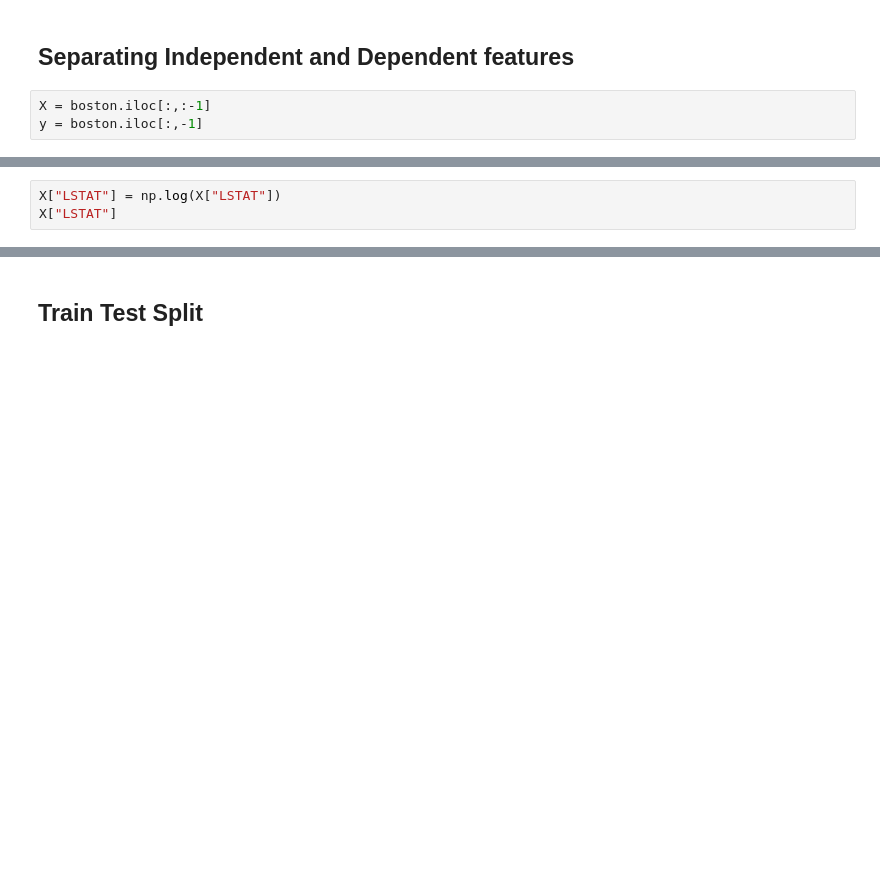
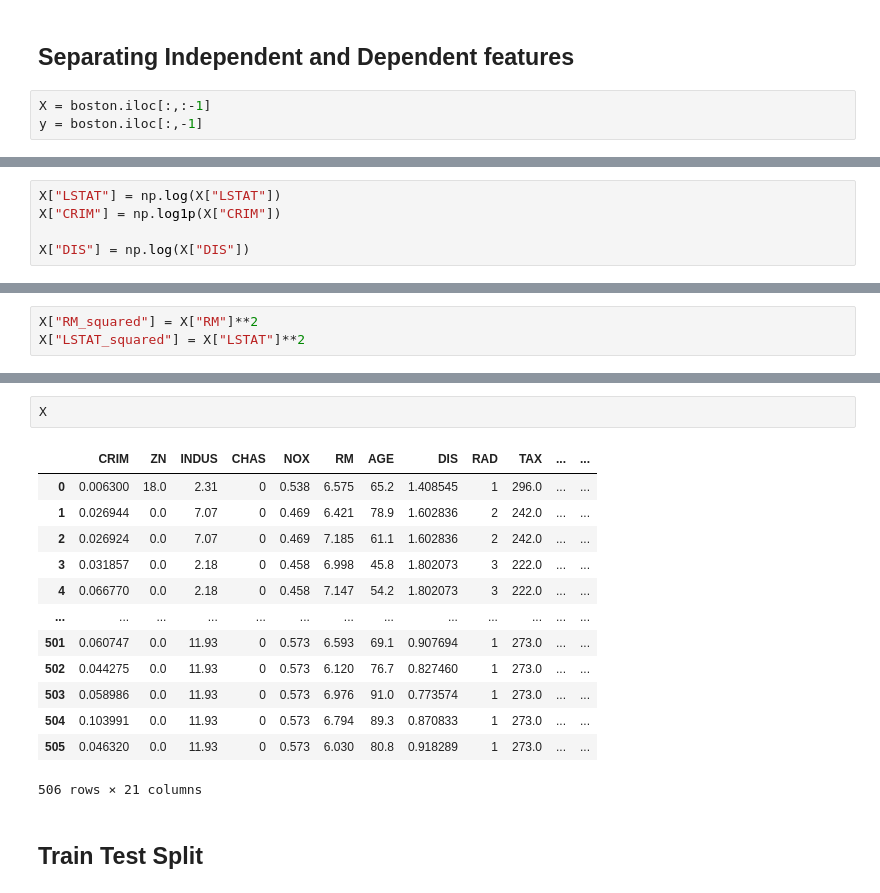
Before and after one commit to Ayaan-Ali-Khan/Boston-Housing-Price-Prediction, a Jupyter notebook: boston-housing-price-prediction.ipynb, the cells around one changed output, grey strips where cells are left out. Saved outputs shown, nothing was run; the diff lists cells and outputs as text; blank space fills up the shorter version.

```diff
--- a/boston-housing-price-prediction.ipynb
+++ b/boston-housing-price-prediction.ipynb
@@ -153,3 +182,5 @@ y = boston.iloc[:,-1]
 # %%
 X["LSTAT"] = np.log(X["LSTAT"])
-X["LSTAT"]
+X["CRIM"] = np.log1p(X["CRIM"])
+
+X["DIS"] = np.log(X["DIS"])
@@ -168,0 +190,3 @@ Name: LSTAT, Length: 506, dtype: float64
+# %%
+X["RM_squared"] = X["RM"]**2
+X["LSTAT_squared"] = X["LSTAT"]**2
@@ -169,3 +203,19 @@ Name: LSTAT, Length: 506, dtype: float64
+# %%
+X
+# %% [output]
+|  | CRIM | ZN | INDUS | CHAS | NOX | RM | AGE | DIS | RAD | TAX | ... | ... |
+| 0 | 0.006300 | 18.0 | 2.31 | 0 | 0.538 | 6.575 | 65.2 | 1.408545 | 1 | 296.0 | ... | ... |
+| 1 | 0.026944 | 0.0 | 7.07 | 0 | 0.469 | 6.421 | 78.9 | 1.602836 | 2 | 242.0 | ... | ... |
+| 2 | 0.026924 | 0.0 | 7.07 | 0 | 0.469 | 7.185 | 61.1 | 1.602836 | 2 | 242.0 | ... | ... |
+| 3 | 0.031857 | 0.0 | 2.18 | 0 | 0.458 | 6.998 | 45.8 | 1.802073 | 3 | 222.0 | ... | ... |
+| 4 | 0.066770 | 0.0 | 2.18 | 0 | 0.458 | 7.147 | 54.2 | 1.802073 | 3 | 222.0 | ... | ... |
+| ... | ... | ... | ... | ... | ... | ... | ... | ... | ... | ... | ... | ... |
+| 501 | 0.060747 | 0.0 | 11.93 | 0 | 0.573 | 6.593 | 69.1 | 0.907694 | 1 | 273.0 | ... | ... |
+| 502 | 0.044275 | 0.0 | 11.93 | 0 | 0.573 | 6.120 | 76.7 | 0.827460 | 1 | 273.0 | ... | ... |
+| 503 | 0.058986 | 0.0 | 11.93 | 0 | 0.573 | 6.976 | 91.0 | 0.773574 | 1 | 273.0 | ... | ... |
+| 504 | 0.103991 | 0.0 | 11.93 | 0 | 0.573 | 6.794 | 89.3 | 0.870833 | 1 | 273.0 | ... | ... |
+| 505 | 0.046320 | 0.0 | 11.93 | 0 | 0.573 | 6.030 | 80.8 | 0.918289 | 1 | 273.0 | ... | ... |
+506 rows × 21 columns
 # %% [markdown]
 ## Train Test Split
 # %%
```
Also changed, not shown: parts of 30 cells of this notebook, 5 other files.
